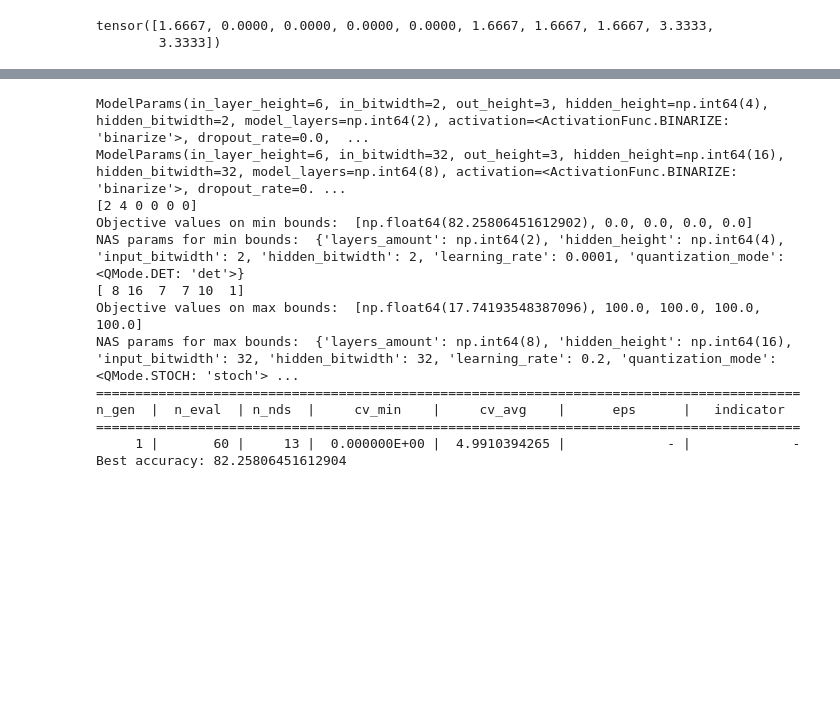
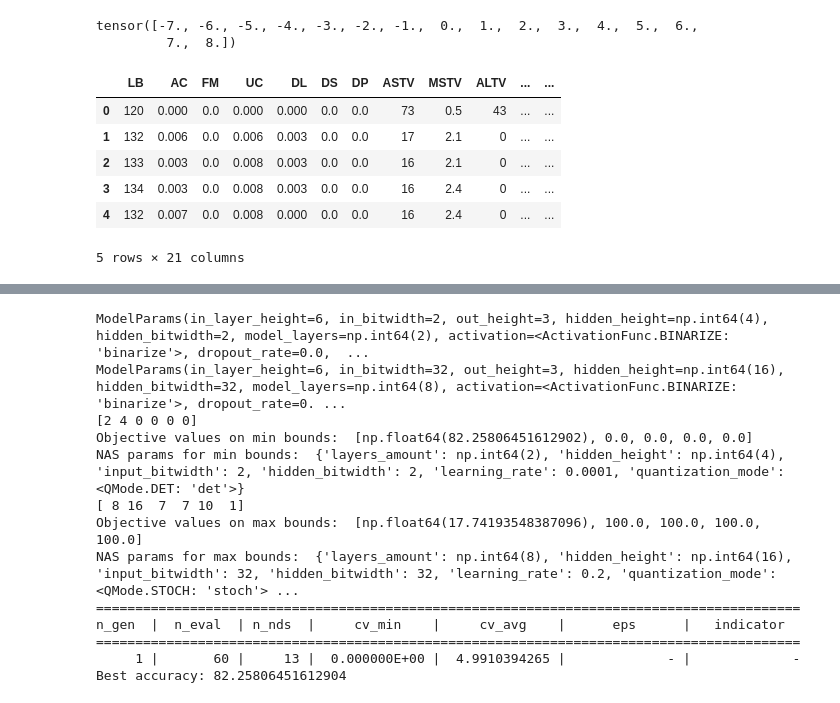
Before and after one commit to DiceNameIsMy/neural-networks-compression, a Jupyter notebook: src/main.ipynb, the cells around one changed output, grey strips where cells are left out. Cells and saved outputs as stored; diff of their text form; code cells hidden in the pictures; blank space fills up the shorter version.

```diff
--- a/src/main.ipynb
+++ b/src/main.ipynb
@@ -3,10 +3,10 @@ from models.quantization import quantize, binarize, QMode
 import torch
 
 # create a sample tensor
-tensor = torch.tensor([1, 0.00000001, 0.1, 0.2, 0.5, 1.0, 1.5, 2.0, 3.0, 5.0])
+tensor = torch.tensor(range(-7, 8+1), dtype=torch.float32)
 
-out = quantize(tensor, QMode.DET, 2)
+out = quantize(tensor, QMode.DET, 4)
 out
 # %% [output]
-tensor([1.6667, 0.0000, 0.0000, 0.0000, 0.0000, 1.6667, 1.6667, 1.6667, 3.3333,
-        3.3333])
+tensor([-7., -6., -5., -4., -3., -2., -1.,  0.,  1.,  2.,  3.,  4.,  5.,  6.,
+         7.,  8.])
@@ -12,0 +18,40 @@ tensor([1.6667, 0.0000, 0.0000, 0.0000, 0.0000, 1.6667, 1.6667, 1.6667, 3.3333,
+# %%
+from ucimlrepo import fetch_ucirepo
+
+
+cardio = fetch_ucirepo(id=193)
+# %%
+import pandas as pd
+from sklearn import preprocessing
+
+# Prepare fetures
+cardio_X_df = cardio.data.features
+cardio_df_X = cardio_X_df.astype("float32")
+
+cardio_scalable_values = ["AC", "FM", "UC", "DL", "DS", "DP"]
+scaler = preprocessing.MinMaxScaler()
+cardio_df_X[cardio_scalable_values] = scaler.fit_transform(
+    cardio_df_X[cardio_scalable_values]
+)
+
+cardio_X = preprocessing.normalize(cardio_df_X.values)
+
+# Prepare targets
+cardio_y_df = cardio.data.targets
+cardio_class_y_df = cardio_y_df[["CLASS"]]
+
+oh = preprocessing.OneHotEncoder(sparse_output=False)
+new_features = oh.fit_transform(cardio_class_y_df[["CLASS"]])
+new_features_names = oh.get_feature_names_out()
+
+cardio_class_y = pd.DataFrame(new_features, columns=new_features_names).values
+# %%
+cardio_X_df.head()
+# %% [output]
+|  | LB | AC | FM | UC | DL | DS | DP | ASTV | MSTV | ALTV | ... | ... |
+| 0 | 120 | 0.000 | 0.0 | 0.000 | 0.000 | 0.0 | 0.0 | 73 | 0.5 | 43 | ... | ... |
+| 1 | 132 | 0.006 | 0.0 | 0.006 | 0.003 | 0.0 | 0.0 | 17 | 2.1 | 0 | ... | ... |
+| 2 | 133 | 0.003 | 0.0 | 0.008 | 0.003 | 0.0 | 0.0 | 16 | 2.1 | 0 | ... | ... |
+| 3 | 134 | 0.003 | 0.0 | 0.008 | 0.003 | 0.0 | 0.0 | 16 | 2.4 | 0 | ... | ... |
+| 4 | 132 | 0.007 | 0.0 | 0.008 | 0.000 | 0.0 | 0.0 | 16 | 2.4 | 0 | ... | ... |
+5 rows × 21 columns
```
Also changed, not shown: parts of 3 cells of this notebook, 5 other files.
